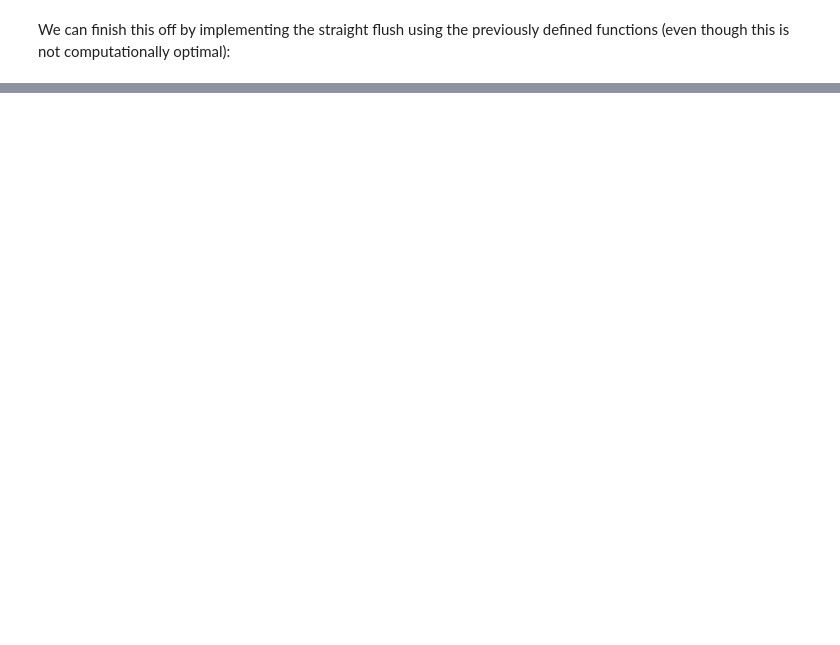
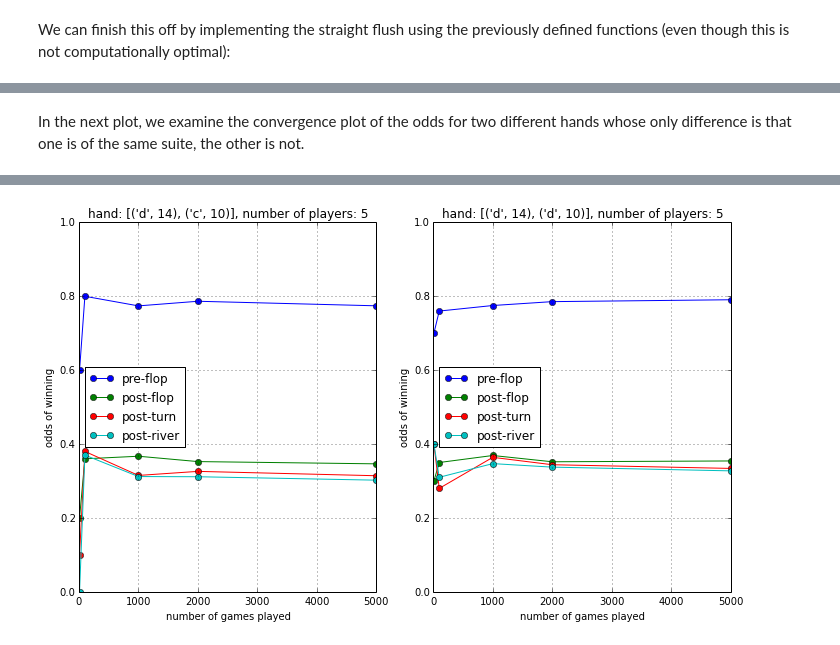
Before and after one commit to flothesof/posts, a Jupyter notebook: 20140726_PokerSimulation.ipynb, the cells around one changed output, grey strips where cells are left out. Saved outputs shown, nothing was run; the diff lists cells and outputs as text; code cells hidden in the pictures; blank space fills up the shorter version.

```diff
--- a/20140726_PokerSimulation.ipynb
+++ b/20140726_PokerSimulation.ipynb
@@ -286,0 +460,11 @@ At this stage, this is quite interesting
+# %% [markdown]
+In the next plot, we examine the convergence plot of the odds for two different hands whose only difference is that one is of the same suite, the other is not.
+# %%
+%%time
+pl.figure(figsize=(10, 6))
+pl.subplot(121)
+plot_convergence([('d', 14), ('c', 10)], 4, pl.array([10, 100, 1000, 2000, 5000]))
+pl.subplot(122)
+plot_convergence([('d', 14), ('d', 10)], 4, pl.array([10, 100, 1000, 2000, 5000]))
+pl.tight_layout()
+# %% [output]
@@ -286,0 +472 @@ At this stage, this is quite interesting
+[figure, added]
```
Also changed, not shown: parts of 55 cells of this notebook, 1 other file.
